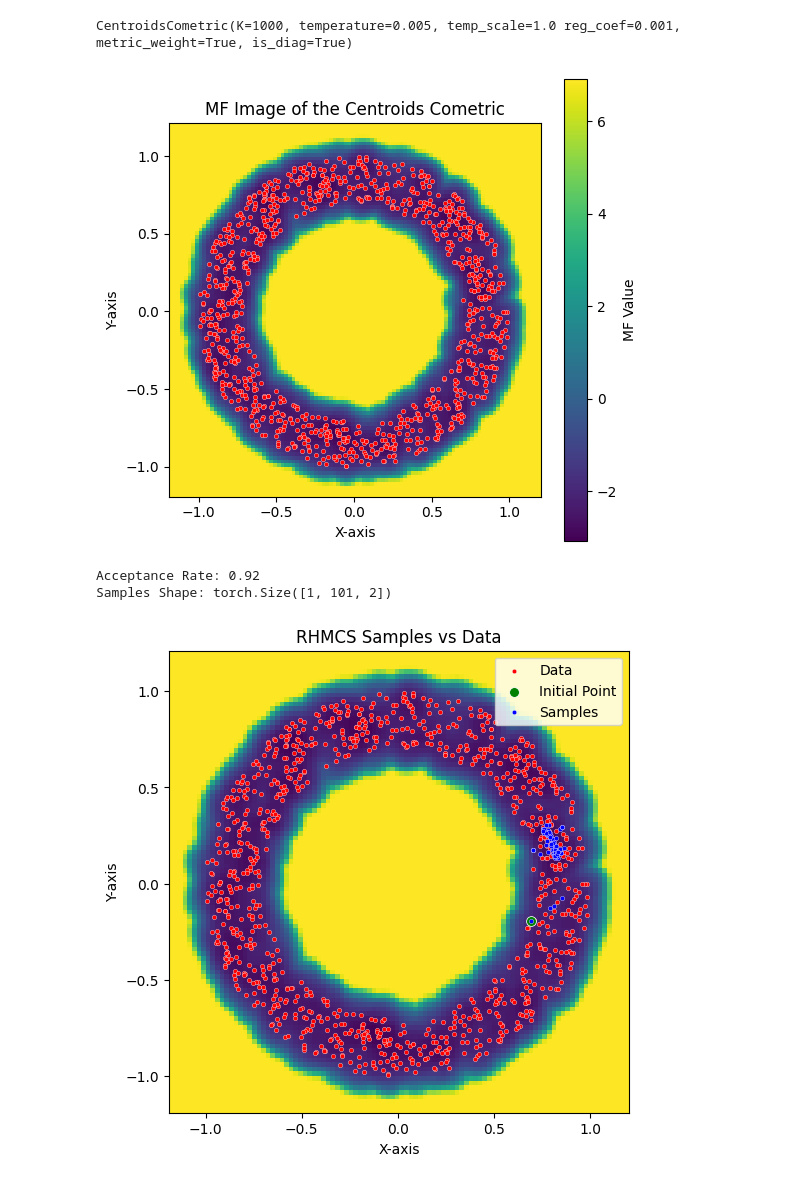
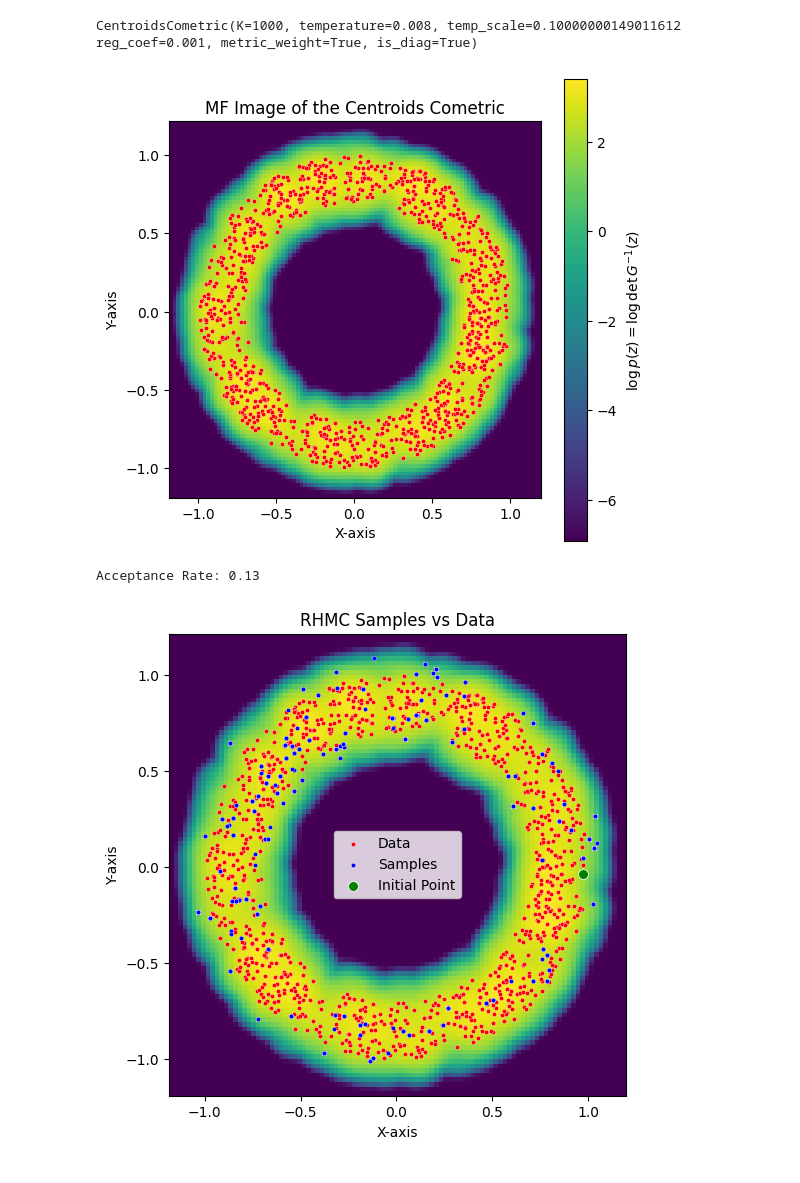
Before and after one commit to abelmaxv/geodesic_toolbox, a Jupyter notebook: examples/examples_samplers.ipynb, the cells around one changed output. Drawn from its saved outputs; the diff is of its cells as text; code cells hidden in the pictures.

```diff
--- a/examples/examples_samplers.ipynb
+++ b/examples/examples_samplers.ipynb
@@ -16,59 +33,58 @@ X = torch.stack([x, y], dim=1)
 cometric = CentroidsCometric(
     centroids=X,
     cometric_centroids=IdentityCoMetric()(X),
-    temperature_scale=1,
-    temperature=0.005,
+    temperature_scale=0.1,
+    K=-1,
 )
 
 bounds = get_bounds(X, margin=0.1)
 print(cometric)
 mf = get_mf_image(cometric, embeddings=X, bounds=bounds, resolution=100)
 # %% [output]
-CentroidsCometric(K=1000, temperature=0.005, temp_scale=1.0 reg_coef=0.001, metric_weight=True, is_diag=True)
+CentroidsCometric(K=1000, temperature=0.008, temp_scale=0.10000000149011612 reg_coef=0.001, metric_weight=True, is_diag=True)
 # %%
 fig, ax = plt.subplots(figsize=(6, 6))
-mf_img = ax.imshow(mf.log(), extent=bounds, origin="lower", cmap="viridis")
+mf_img = ax.imshow((1 / mf).log(), extent=bounds, origin="lower", cmap="viridis")
 sns.scatterplot(x=X[:, 0], y=X[:, 1], s=10, color="red", ax=ax)
 ax.set_title("MF Image of the Centroids Cometric")
 ax.set_xlabel("X-axis")
 ax.set_ylabel("Y-axis")
 ax.set_xlim(bounds[0], bounds[1])
 ax.set_ylim(bounds[2], bounds[3])
-plt.colorbar(mf_img, ax=ax, label="MF Value")
+plt.colorbar(mf_img, ax=ax, label=r"""$\log p(z) = \log\det G^{-1}(z)$""")
 plt.show()
 # %% [output]
-[figure, old version]
+[figure, new version]
 # %%
 sampler = ImplicitRHMCSampler(
     cometric=cometric,
-    l=10,
+    l=3,
     N_fx=5,
-    gamma=0.005,
-    N_run=100,
+    gamma=0.01,
+    N_run=1000,
     skip_acceptance=False,
 )
 
 p0 = X[torch.randint(0, X.shape[0], (1,))]
 samples, acc_rate = sampler.sample(p0, progress=True, return_acceptance=True, return_traj=True)
 print(f"Acceptance Rate: {acc_rate:.2f}")
-print(f"Samples Shape: {samples.shape}")
 # %% [output]
-Acceptance Rate: 0.92
-Samples Shape: torch.Size([1, 101, 2])
+Acceptance Rate: 0.13
 # %%
 fig, ax = plt.subplots(figsize=(6, 6))
-ax.imshow(mf.log(), extent=bounds, origin="lower", cmap="viridis")
+ax.imshow((1 / mf).log(), extent=bounds, origin="lower", cmap="viridis")
 sns.scatterplot(x=X[:, 0], y=X[:, 1], s=10, color="red", label="Data", ax=ax)
-sns.scatterplot(x=p0[:, 0], y=p0[:, 1], s=50, color="green", label="Initial Point", ax=ax)
 sns.scatterplot(
     x=samples[0, :, 0], y=samples[0, :, 1], s=10, color="blue", label="Samples", ax=ax
 )
-ax.set_title("RHMCS Samples vs Data")
+# sns.lineplot(
+#     x=samples[0, :, 0], y=samples[0, :, 1], color="blue", alpha=0.5, label="Trajectory", ax=ax
+# )
+sns.scatterplot(x=p0[:, 0], y=p0[:, 1], s=50, color="green", label="Initial Point", ax=ax)
+ax.set_title("RHMC Samples vs Data")
 ax.set_xlabel("X-axis")
 ax.set_ylabel("Y-axis")
-# ax.set_xlim(bounds[0], bounds[1])
-# ax.set_ylim(bounds[2], bounds[3])
 ax.legend()
 plt.show()
 # %% [output]
-[figure, old version]
+[figure, new version]
```
Also changed, not shown: parts of 6 cells of this notebook.
